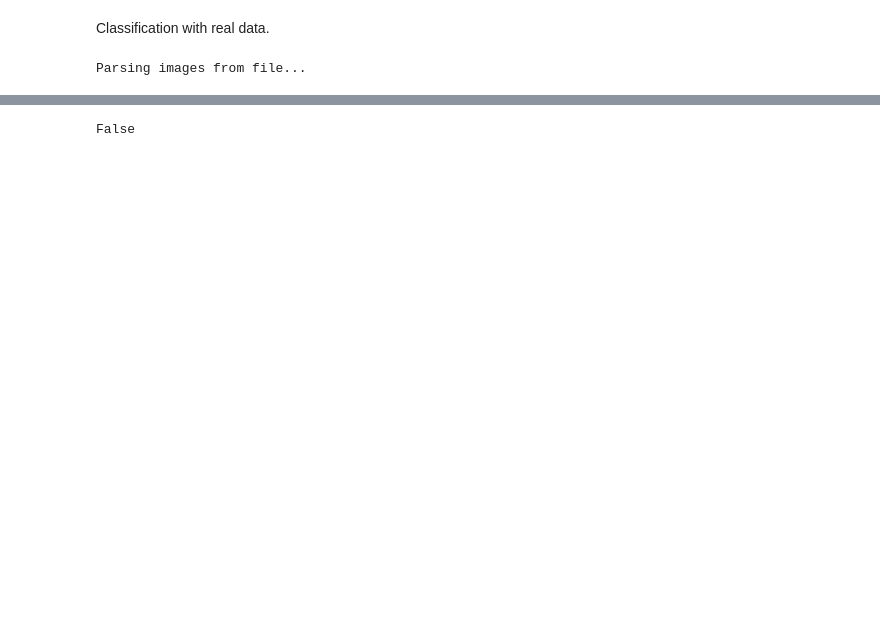
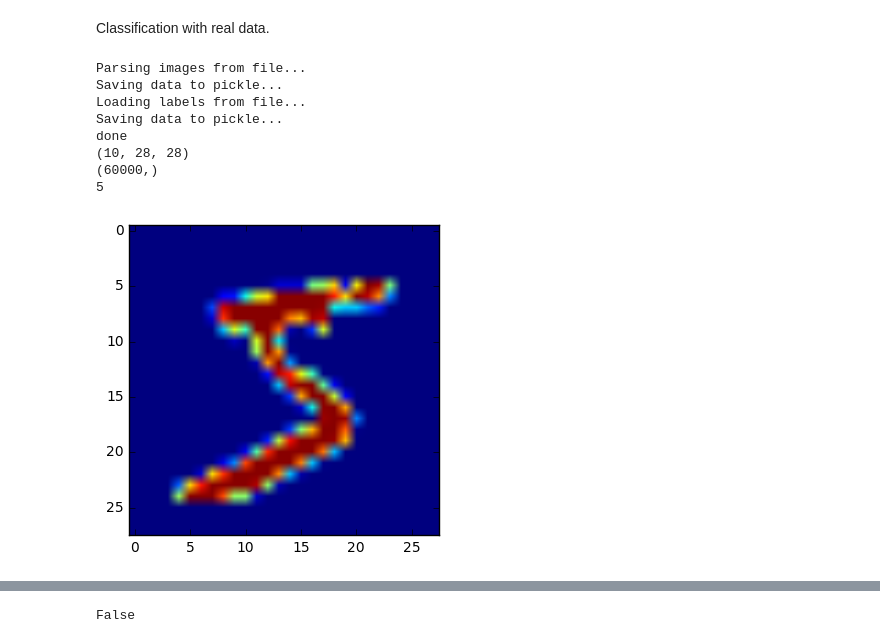
Before and after one commit to jarmop/learning, a Jupyter notebook: mnist.ipynb, the cells around one changed output, grey strips where cells are left out. Drawn from its saved outputs; the diff is of its cells as text; code cells hidden in the pictures; blank space fills up the shorter version.

Commit message:
Save data to pickle

```diff
--- a/mnist.ipynb
+++ b/mnist.ipynb
@@ -16,8 +16,6 @@ url_train_images = 'http://yann.lecun.com/exdb/mnist/train-images-idx3-ubyte.gz'
 url_train_labels = 'http://yann.lecun.com/exdb/mnist/train-labels-idx1-ubyte.gz'
 filename_train_images = 'data/mnist_train_images'
 filename_train_labels = 'data/mnist_train_labels'
-filename_train_images_pickle = filename_train_images + '.pickle'
-filename_train_labels_pickle = filename_train_labels + '.pickle'
 
 def load_file(url, filename):
     if not os.path.isfile(filename):
@@ -32,58 +30,80 @@ def load_file(url, filename):
 load_file(url_train_images, filename_train_images)
 load_file(url_train_labels, filename_train_labels)
 
-def getImages():
-    if os.path.isfile(filename_train_images_pickle):
-        print('Loading images from pickle...')
-        images = pickle.load(open(filename_train_images_pickle, 'rb'))
-    else:
-        print('Parsing images from file...')
-        f = open(filename_train_images, 'rb')
+def getPickleFilename(filename):
+    return filename + '.pickle'
+
+def saveToPickle(data, filename):
+    file = open(getPickleFilename(filename), 'wb')
+    pickle.dump(data, file)
+    file.close()
+
+def loadFromPickle(filename):
+    if not os.path.isfile(getPickleFilename(filename)):
+        return False
+    file = open(getPickleFilename(filename), 'rb')
+    data = pickle.load(file)
+    file.close()
+    return data
+
+def getImages(filename):
+    print('Loading images from pickle...')
+    images = loadFromPickle(filename)
+    if not images:
+        print('Pickle not found. Parsing images from file...')
+        images = []
+        f = open(filename, 'rb')
         magic_number = struct.unpack('>I',f.read(4))[0]
         num_images = struct.unpack('>I',f.read(4))[0]
         num_rows = struct.unpack('>I',f.read(4))[0]
         num_columns = struct.unpack('>I',f.read(4))[0]
-        images = []
-        for i in range(0, num_images):
+        for i in range(0, 10):
             image = []
             for j in range(0, num_rows):
                 row = []
                 for k in range(0, num_columns):
                     pixel = struct.unpack('B',f.read(1))[0]
                     row.append(pixel)
                 image.append(row)
             images.append(image)
-        pickle.dump(images, open(filename_train_images_pickle, 'wb'))
+        f.close()
+        print('Saving images to pickle...')
+        saveToPickle(images, filename)
     return images
 
-def getLabels():
-    labels = []
-    if os.path.isfile(filename_train_labels_pickle):
-        print('Loading labels from pickle...')
-        labels = pickle.load(open(filename_train_labels_pickle, 'rb'))
-    else:
-        print('Loading labels from file...')
-        f = open(filename_train_labels, 'rb')
+def getLabels(filename):
+    print('Loading images from pickle...')
+    labels = loadFromPickle(filename)
+    if not labels:
+        print('Pickle not found. Parsing labels from file...')
+        labels = []
+        f = open(filename, 'rb')
         magic_number = struct.unpack('>I',f.read(4))[0]
         num_labels = struct.unpack('>I',f.read(4))[0]
         for i in range(0, num_labels):
             labels.append(struct.unpack('B',f.read(1))[0])
-        pickle.dump(labels, open(filename_train_labels_pickle, 'wb'))
+        f.close()
+        saveToPickle(labels, filename)
     return labels
 
-images = getImages()
-labels = getLabels()
+images = getImages(filename_train_images)
+labels = getLabels(filename_train_labels)
 
 print('done')
 print(np.array(images).shape)
 print(np.array(labels).shape)
 
-
-#for i in range(0, 3):
-#    print(labels[i])
-#    plt.imshow(images[i])
-#    plt.show()
-
-f.close()
+for i in range(0, 3):
+    print(labels[i])
+    plt.imshow(images[i])
+    plt.show()
 # %% [output]
 Parsing images from file...
+Saving data to pickle...
+Loading labels from file...
+Saving data to pickle...
+done
+(10, 28, 28)
+(60000,)
+5
+[figure, added]
```
Also changed, not shown: parts of 1 cell of this notebook.
